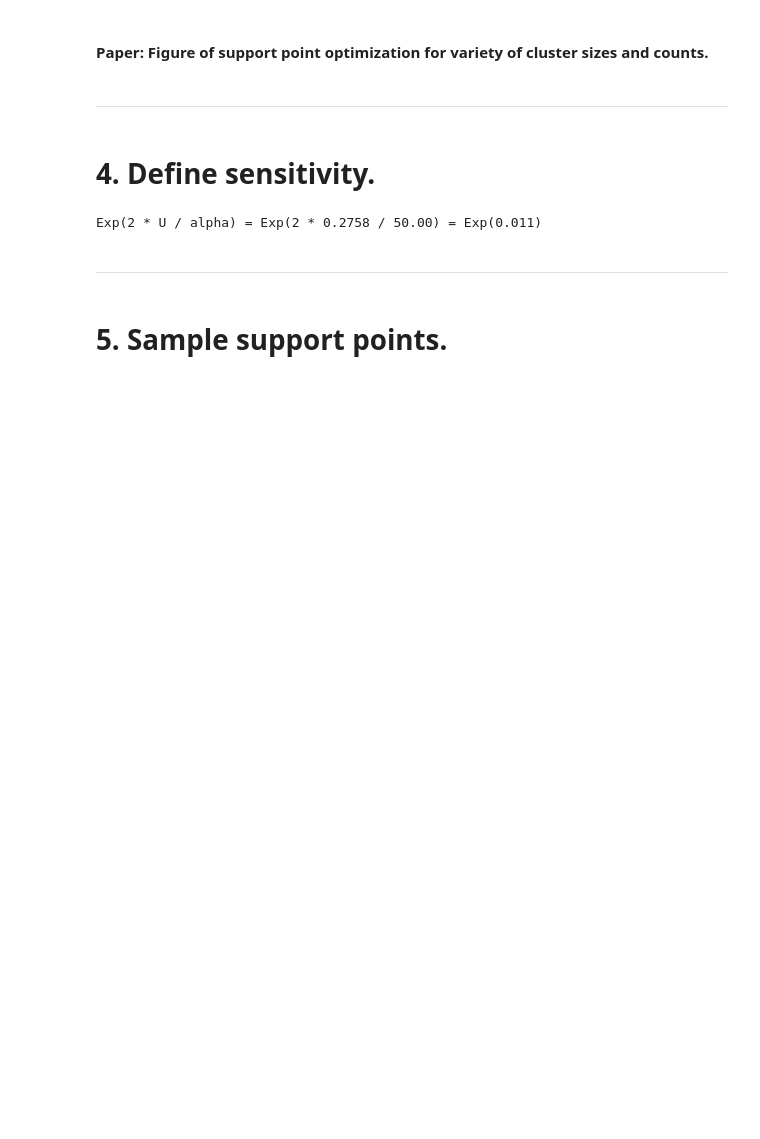
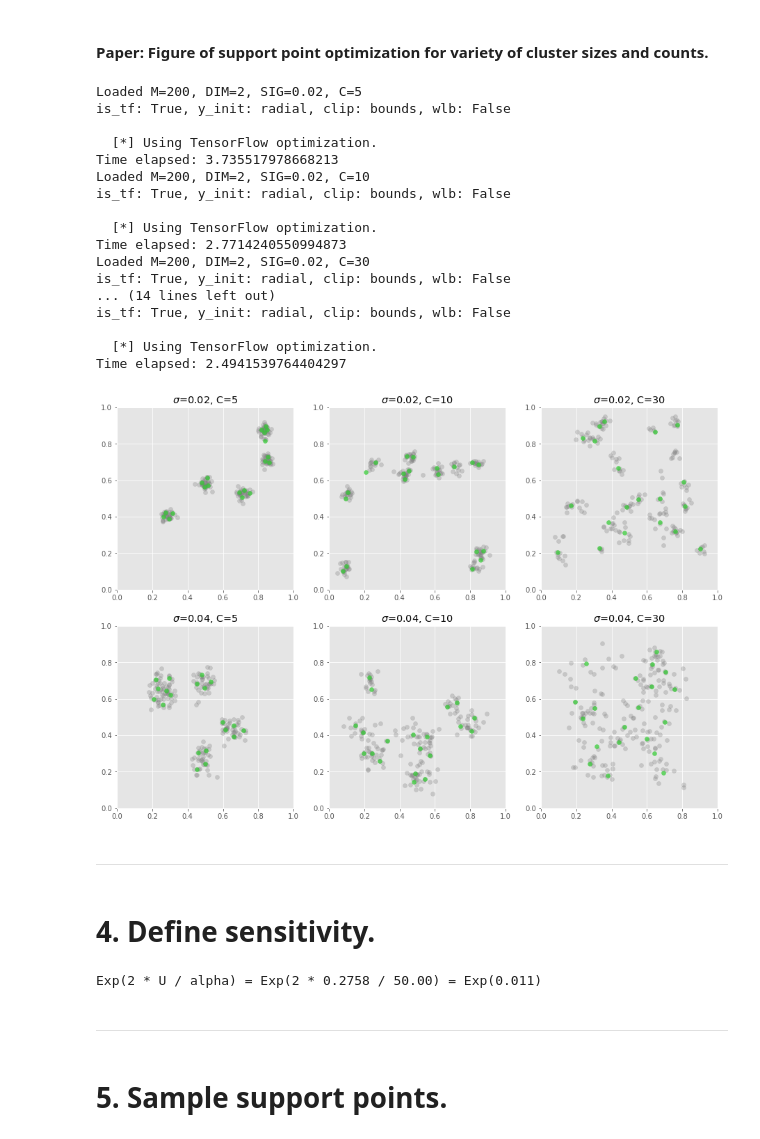
Before and after one commit to diesendruck/pv, a Jupyter notebook: mv_sp_privacy/src/sp_privacy.ipynb, the cells around one changed output. Cells and saved outputs as stored; diff of their text form; code cells hidden in the pictures; blank space fills up the shorter version.

```diff
--- a/mv_sp_privacy/src/sp_privacy.ipynb
+++ b/mv_sp_privacy/src/sp_privacy.ipynb
@@ -96,30 +113,48 @@ Time elapsed: 1.3749220371246338
 # %% [markdown]
 #### Paper: Figure of support point optimization for variety of cluster sizes and counts.
 # %%
-if 0:
-    example_sigmas = [0.02, 0.04]
-    example_clusters = [5, 10, 15]
-    n_sig = len(example_sigmas)
-    n_clu = len(example_clusters)
+example_sigmas = [0.02, 0.04]
+example_clusters = [5, 10, 30]
+n_sig = len(example_sigmas)
+n_clu = len(example_clusters)
 
-    fig, axs = plt.subplots(n_sig, n_clu, figsize=(5 * n_clu, 5 * n_sig))
-    for i, sigma in enumerate(example_sigmas):
-        for j, cluster_count in enumerate(example_clusters):
-            temp_data = load_balog_data(M, DIM, cluster_count, sigma, make_new=True,
-                                        do_weighted=False)
-            temp_y_opt, temp_e_opt = get_support_points(temp_data, N, MAX_ITER,
-                                                        LR, is_tf=IS_TF, plot=False)
+fig, axs = plt.subplots(n_sig, n_clu, figsize=(5 * n_clu, 5 * n_sig))
+for i, sigma in enumerate(example_sigmas):
+    for j, cluster_count in enumerate(example_clusters):
+        temp_data = load_balog_data(M, DIM, cluster_count, sigma, make_new=True,
+                                    do_weighted=False)
+        temp_y_opt, temp_e_opt = get_support_points(temp_data, N, MAX_ITER,
+                                                    LR, is_tf=IS_TF, plot=False)
 
-            axs[i, j].set_title('$\sigma$={}, C={}'.format(sigma, cluster_count))
-            axs[i, j].scatter(temp_data[:, 0], temp_data[:, 1], c='gray', alpha=0.3)
-            axs[i, j].scatter(temp_y_opt[:, 0], temp_y_opt[:, 1], c='green', alpha=0.7)
-            axs[i, j].set_xlim((0, 1))
-            axs[i, j].set_ylim((0, 1))
+        axs[i, j].set_title('$\sigma$={}, C={}'.format(sigma, cluster_count))
+        axs[i, j].scatter(temp_data[:, 0], temp_data[:, 1], c='gray', alpha=0.3)
+        axs[i, j].scatter(temp_y_opt[:, 0], temp_y_opt[:, 1], c='limegreen', alpha=0.7)
+        axs[i, j].set_xlim((0, 1))
+        axs[i, j].set_ylim((0, 1))
 
 
-    plt.subplots_adjust(wspace=0.2, hspace=0.2,
-                        bottom=0.1, top=0.9, left=0.1, right=0.9)
-    plt.savefig('../output/fig_sp_optimization.png')
+plt.subplots_adjust(wspace=0.2, hspace=0.2,
+                    bottom=0.1, top=0.9, left=0.1, right=0.9)
+plt.savefig('../output/fig_sp_optimization.png')
+# %% [output]
+Loaded M=200, DIM=2, SIG=0.02, C=5
+is_tf: True, y_init: radial, clip: bounds, wlb: False
+
+  [*] Using TensorFlow optimization.
+Time elapsed: 3.735517978668213
+Loaded M=200, DIM=2, SIG=0.02, C=10
+is_tf: True, y_init: radial, clip: bounds, wlb: False
+
+  [*] Using TensorFlow optimization.
+Time elapsed: 2.7714240550994873
+Loaded M=200, DIM=2, SIG=0.02, C=30
+is_tf: True, y_init: radial, clip: bounds, wlb: False
+... (14 lines left out)
+is_tf: True, y_init: radial, clip: bounds, wlb: False
+
+  [*] Using TensorFlow optimization.
+Time elapsed: 2.4941539764404297
+[figure, added]
 # %% [markdown]
 ___
 # %% [markdown]
```
Also changed, not shown: parts of 22 cells of this notebook, 1 other file.
